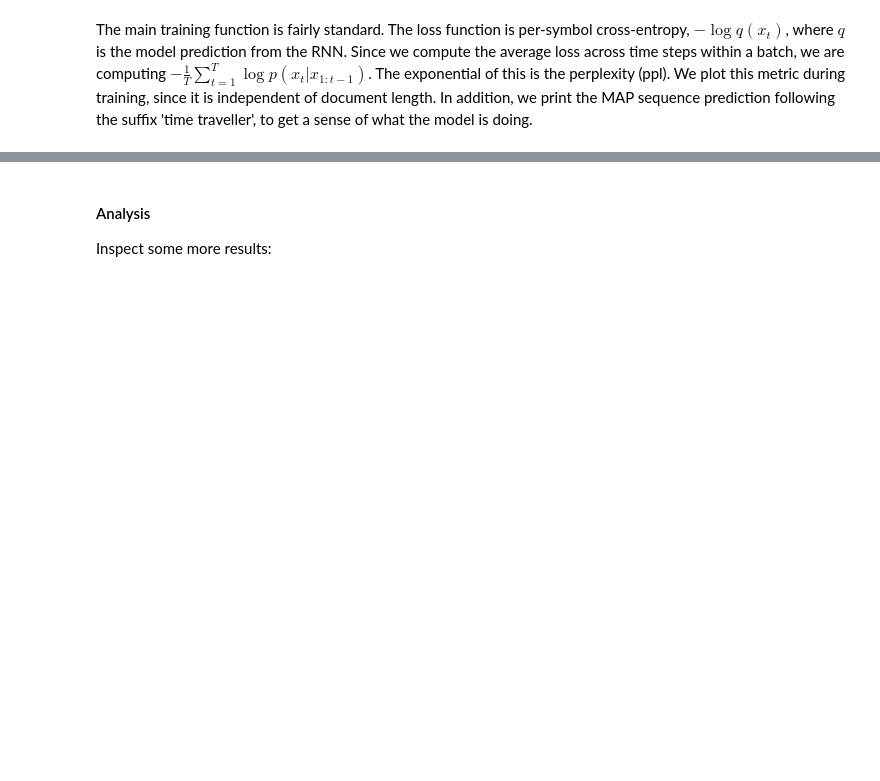
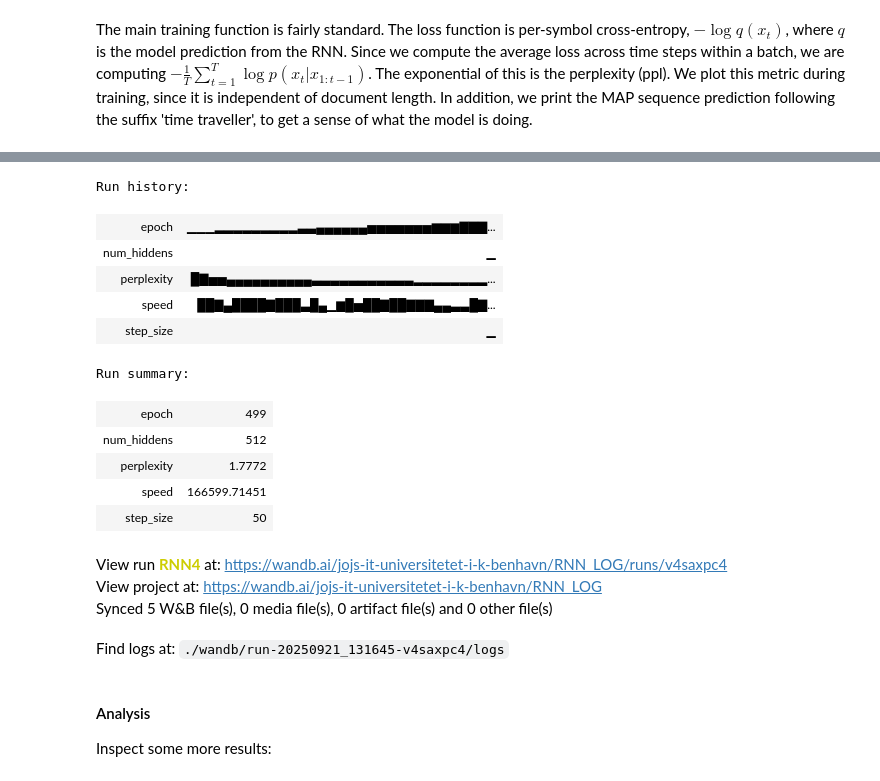
Before and after one commit to staerkjoe/NLP_colab, a Jupyter notebook: E03_rnn_pytorch.ipynb, the cells around one changed output, grey strips where cells are left out. Drawn from its saved outputs; the diff is of its cells as text; code cells hidden in the pictures; blank space fills up the shorter version.

```diff
--- a/E03_rnn_pytorch.ipynb
+++ b/E03_rnn_pytorch.ipynb
@@ -602,0 +630,4 @@ time traveller with a slight accession ofcheerfulness really this
+# %%
+# Finish the run
+wandb.finish()
+# %% [output]
@@ -603,3 +635,19 @@ time traveller with a slight accession ofcheerfulness really this
+Run history:
+| epoch | ▁▁▁▂▂▂▂▂▂▂▂▂▃▃▄▄▄▄▄▄▅▅▅▅▅▅▅▆▆▆▇▇▇... |
+| num_hiddens | ▁ |
+| perplexity | █▇▅▅▄▄▄▄▄▄▄▄▄▄▃▃▃▃▃▃▃▃▃▃▃▂▂▂▂▂▂▂▂... |
+| speed | ██▇▄████▇███▃█▄▁▆█▅██▇██▇▇▇▄▄▃▃█▇... |
+| step_size | ▁ |
+Run summary:
+| epoch | 499 |
+| num_hiddens | 512 |
+| perplexity | 1.7772 |
+| speed | 166599.71451 |
+| step_size | 50 |
+View run RNN4 at: https://wandb.ai/jojs-it-universitetet-i-k-benhavn/RNN_LOG/runs/v4saxpc4
+View project at: https://wandb.ai/jojs-it-universitetet-i-k-benhavn/RNN_LOG
+Synced 5 W&B file(s), 0 media file(s), 0 artifact file(s) and 0 other file(s)
+Find logs at: ./wandb/run-20250921_131645-v4saxpc4/logs
 # %% [markdown]
 #### Analysis
 Inspect some more results:
```
Also changed, not shown: parts of 12 cells of this notebook.
